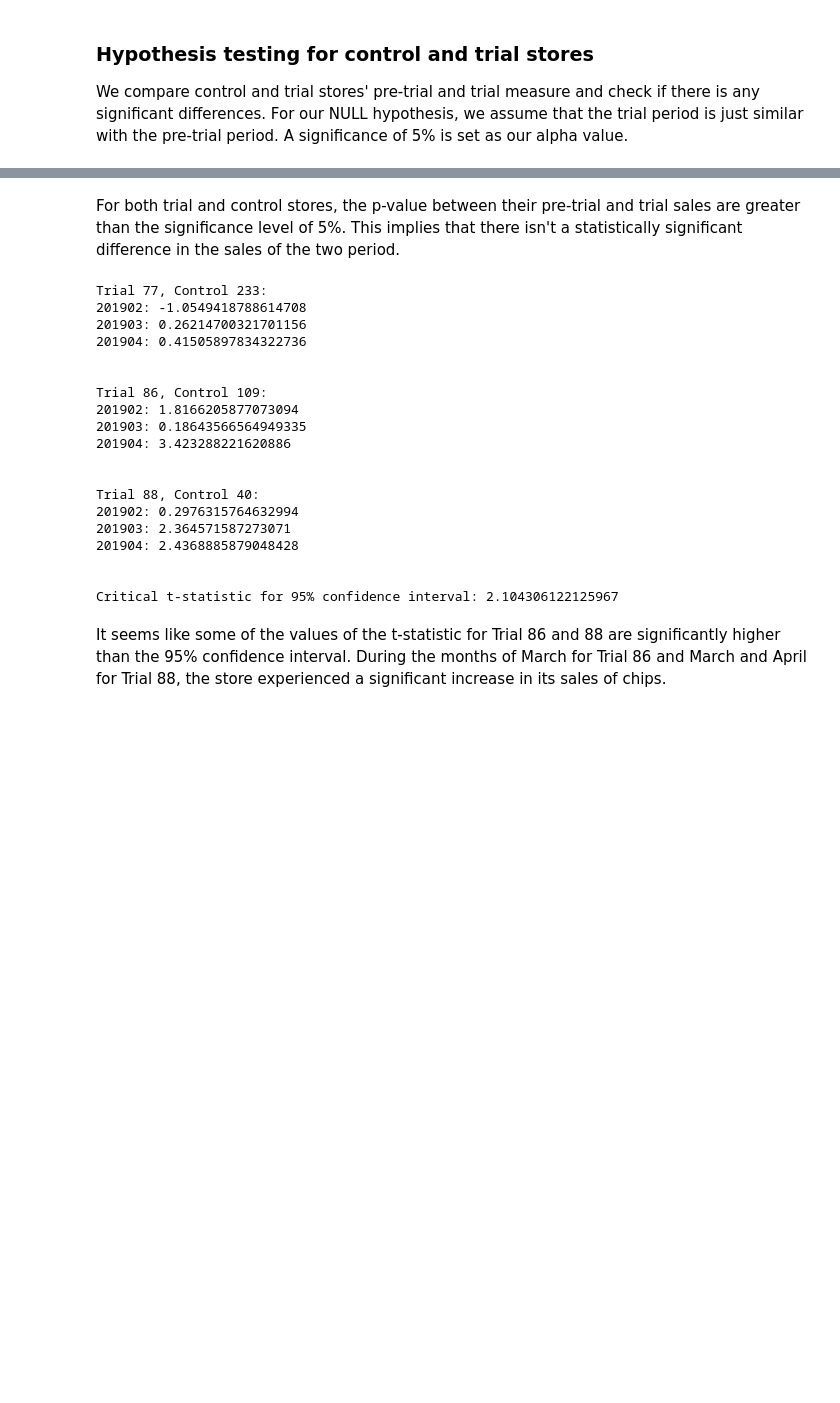
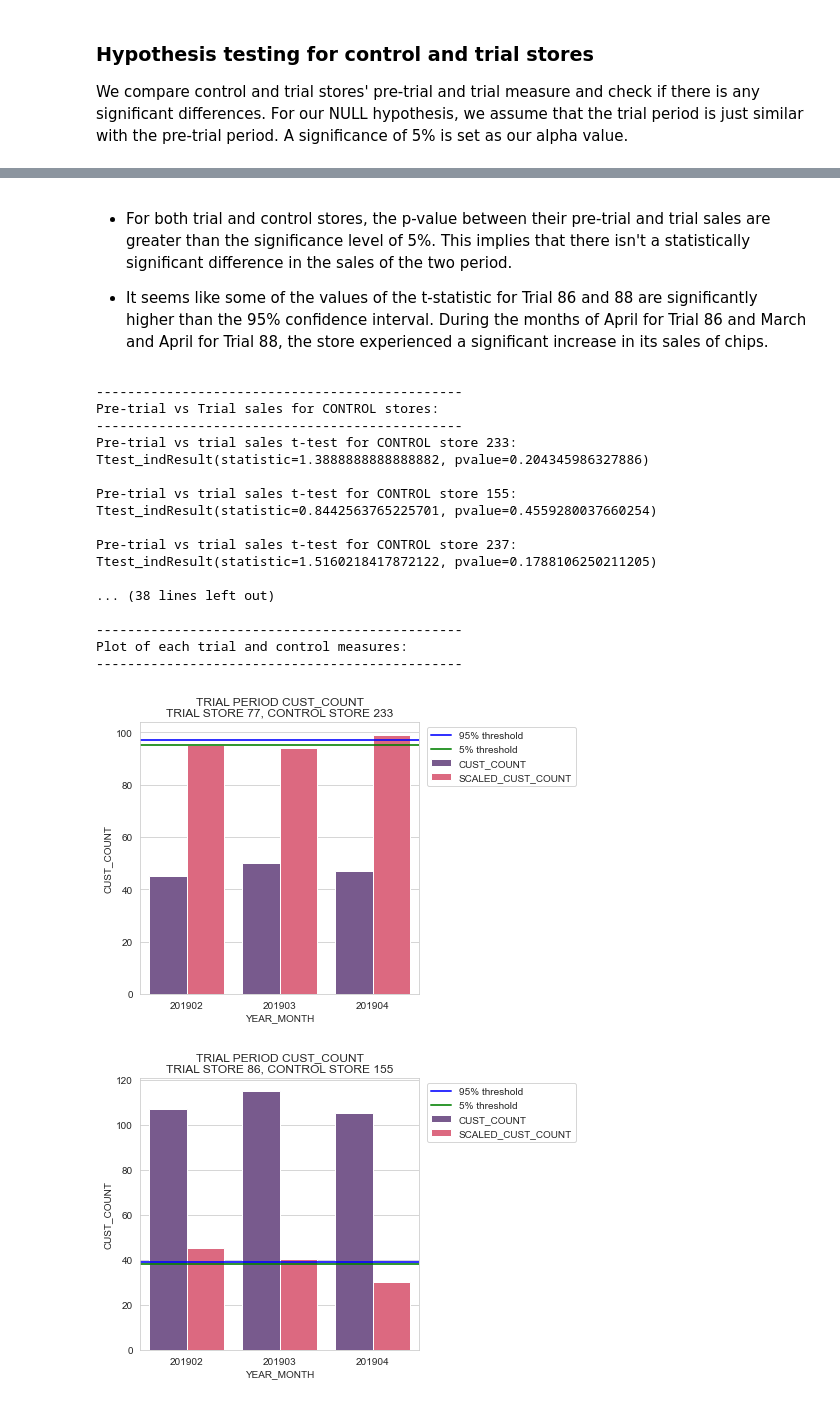
Before and after one commit to dherzey/Forage_Virtual_Internship, a Jupyter notebook: Quantium/Quantium_Task2.ipynb, the cells around one changed output, grey strips where cells are left out. Saved outputs shown, nothing was run; the diff lists cells and outputs as text; code cells hidden in the pictures; blank space fills up the shorter version.

```diff
--- a/Quantium/Quantium_Task2.ipynb
+++ b/Quantium/Quantium_Task2.ipynb
@@ -464,41 +522,26 @@ Critical t-statistic for 95% confidence interval: [-4.30265273  4.30265273]
 # %% [markdown]
-For both trial and control stores, the p-value between their pre-trial and trial sales are greater than the significance level of 5%. This implies that there isn't a statistically significant difference in the sales of the two period.
+- For both trial and control stores, the p-value between their pre-trial and trial sales are greater than the significance level of 5%. This implies that there isn't a statistically significant difference in the sales of the two period.
+
+- It seems like some of the values of the t-statistic for Trial 86 and 88 are significantly higher than the 95% confidence interval. During the months of April for Trial 86 and March and April for Trial 88, the store experienced a significant increase in its sales of chips.
-# %%
-months = scaled_m.YEARMONTH.unique()
-for trial, control in zip(trials,controls):
-    pre_scaled_c = pre_scaled_m[(pre_scaled_m.CONTROL_STORE_NBR==control)]
-    stdev = pre_scaled_c.PERCENT_DIFF.std()
-    mean = pre_scaled_c.PERCENT_DIFF.mean()
-
-    print(f"Trial {trial}, Control {control}:")
-    for month in months:
-        scaled_t = scaled_m[(scaled_m.TRIAL_STORE_NBR==trial)&(scaled_m.YEARMONTH==month)]
-        t_stat = (scaled_t.PERCENT_DIFF.values[0]-mean)/stdev
-        print(f"{month}: {t_stat}")
-    print("\n")
-
-#calculate for the critical t-statistic at 95% confidence interval
-t_stat = t.ppf(q=0.96, df=len(pre_scaled_c)-1)
-print(f"Critical t-statistic for 95% confidence interval: {t_stat}")
-# %% [output]
-Trial 77, Control 233:
-201902: -1.0549418788614708
-201903: 0.26214700321701156
-201904: 0.41505897834322736
-
-
-Trial 86, Control 109:
-201902: 1.8166205877073094
-201903: 0.18643566564949335
-201904: 3.423288221620886
-
-
-Trial 88, Control 40:
-201902: 0.2976315764632994
-201903: 2.364571587273071
-201904: 2.4368885879048428
-
-
-Critical t-statistic for 95% confidence interval: 2.104306122125967
-# %% [markdown]
-It seems like some of the values of the t-statistic for Trial 86 and 88 are significantly higher than the 95% confidence interval. During the months of March for Trial 86 and March and April for Trial 88, the store experienced a significant increase in its sales of chips.
+# %%
+hypothesis_test('CUST_COUNT', [233,155,237])
+# %% [output]
+-----------------------------------------------
+Pre-trial vs Trial sales for CONTROL stores:
+-----------------------------------------------
+Pre-trial vs trial sales t-test for CONTROL store 233:
+Ttest_indResult(statistic=1.3888888888888882, pvalue=0.204345986327886)
+
+Pre-trial vs trial sales t-test for CONTROL store 155:
+Ttest_indResult(statistic=0.8442563765225701, pvalue=0.4559280037660254)
+
+Pre-trial vs trial sales t-test for CONTROL store 237:
+Ttest_indResult(statistic=1.5160218417872122, pvalue=0.1788106250211205)
+
+... (38 lines left out)
+
+-----------------------------------------------
+Plot of each trial and control measures:
+-----------------------------------------------
+[figure, added]
+[figure, added]
```
Also changed, not shown: parts of 14 cells of this notebook.
